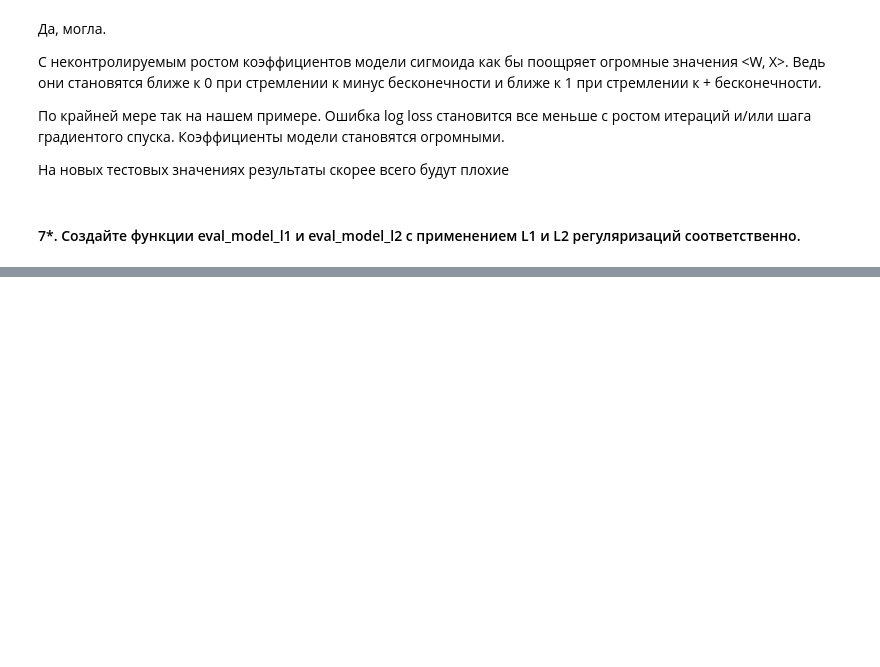
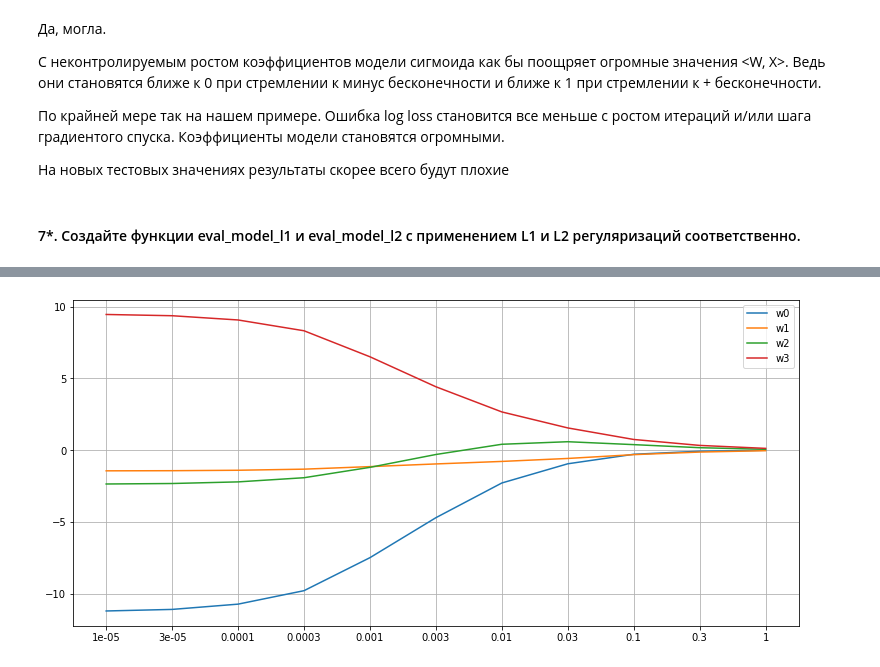
Before and after one commit to xrustle/GB_ML_Theory, a Jupyter notebook: Lesson_3/Homework_3.ipynb, the cells around one changed output, grey strips where cells are left out. Cells and saved outputs as stored; diff of their text form; code cells hidden in the pictures; blank space fills up the shorter version.

```diff
--- a/Lesson_3/Homework_3.ipynb
+++ b/Lesson_3/Homework_3.ipynb
@@ -221,0 +242,16 @@ f1_score(y, y_pred)
+# %%
+def eval_model_l2(X, y, iterations=10000, alpha=1e-2, lambda_=1e-8, silent=False):
+    np.random.seed(42)
+    W = np.random.randn(X.shape[0])
+    n = X.shape[1]
+
+    for i in range(1, iterations+1):
+        z = np.dot(W, X)
+        y_pred = sigmoid(z)
+        err = calc_logloss(y, y_pred)
+        W -= alpha * (1/n * np.dot((y_pred - y), X.T) + lambda_ * W)
+
+        if not silent:
+            if i % (iterations / 10) == 0:
+                print(i, W, err)
+    return W, err
@@ -221,0 +305,10 @@ f1_score(y, y_pred)
+# %%
+lambdas = [1e-5, 3e-5, 1e-4, 3e-4, 1e-3, 3e-3, 1e-2, 3e-2, 1e-1, 3e-1, 1]
+# %%
+W_list = []
+for lmbd in lambdas:
+    W, _ = eval_model_l2(X_st, y, iterations=10000, alpha=1e-1, lambda_=lmbd, silent=True)
+    W_list.append(W)
+# %%
+W_list = np.array(W_list).T
+W_list
@@ -221,0 +328,14 @@ f1_score(y, y_pred)
+# %%
+plt.figure(figsize=(13, 6))
+
+x = np.arange(len(lambdas))
+for i, w in enumerate(W_list):
+    plt.plot(x, w, label='w'+str(i))
+
+plt.setp(plt.legend(loc='upper right').get_texts(), color='black')
+plt.grid()
+plt.xticks(x, lambdas)
+
+plt.show()
+# %% [output]
+[figure, added]
```
Also changed, not shown: parts of 8 cells of this notebook.
